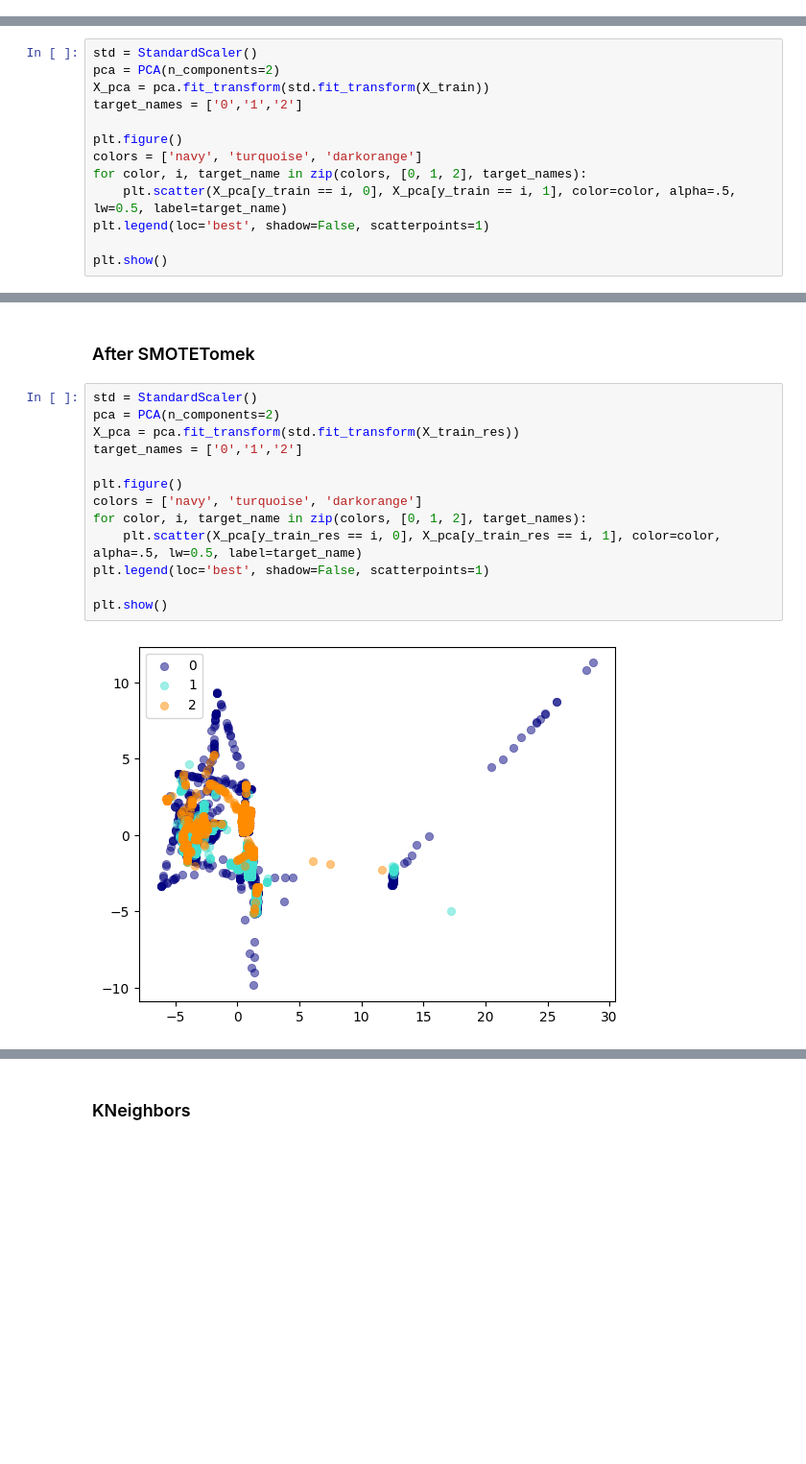
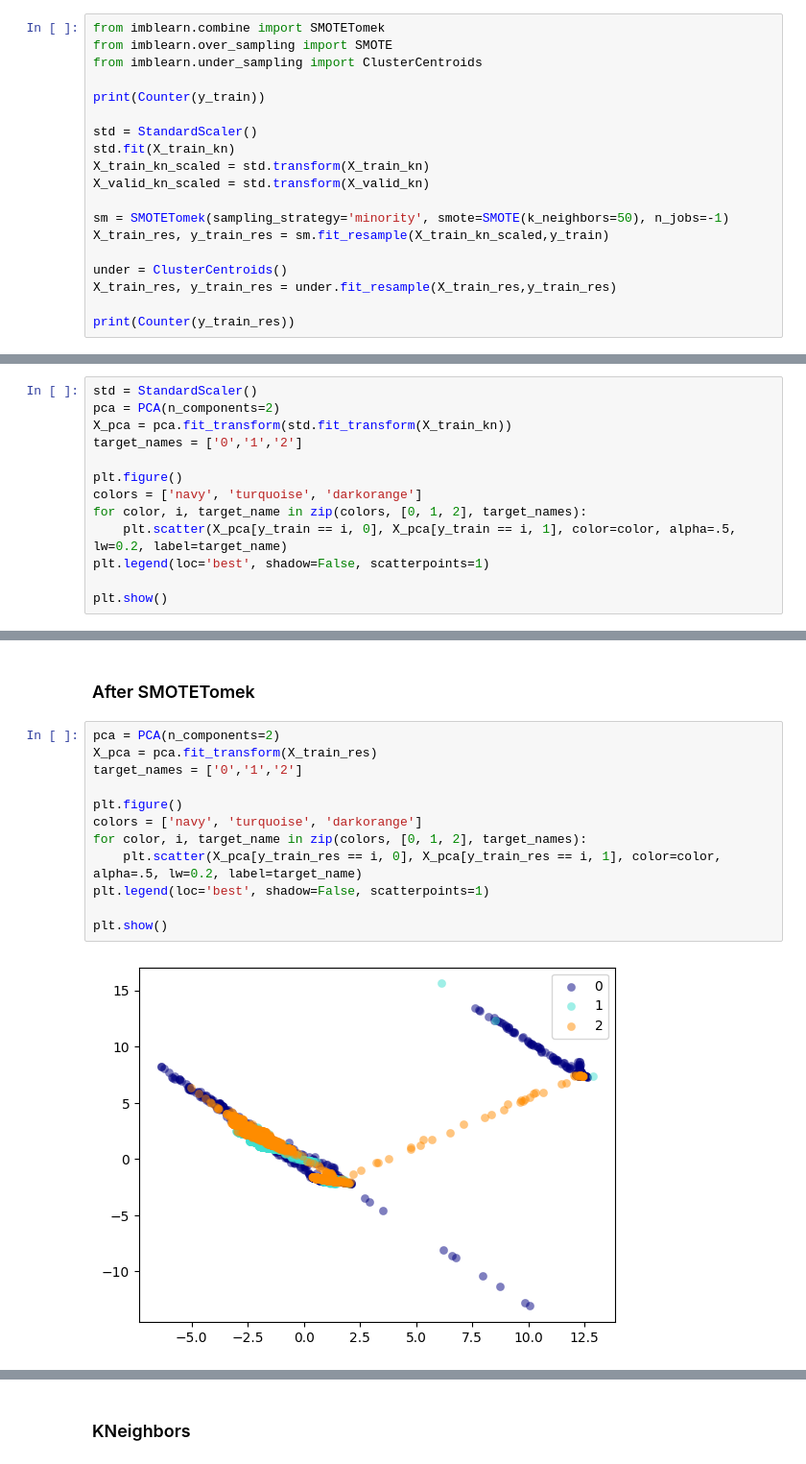
Before and after one commit to efeerhan/cmpt459-courseproject, a Jupyter notebook: project.ipynb, the cells around one changed output, grey strips where cells are left out. Shown at 96% size. Cells and saved outputs as stored; diff of their text form; blank space fills up the shorter version.

```diff
--- a/project.ipynb
+++ b/project.ipynb
@@ -135,0 +140,19 @@ Counter({1: 10548, 2: 10401, 0: 10365})
+# %%
+from imblearn.combine import SMOTETomek
+from imblearn.over_sampling import SMOTE
+from imblearn.under_sampling import ClusterCentroids
+
+print(Counter(y_train))
+
+std = StandardScaler()
+std.fit(X_train_kn)
+X_train_kn_scaled = std.transform(X_train_kn)
+X_valid_kn_scaled = std.transform(X_valid_kn)
+
+sm = SMOTETomek(sampling_strategy='minority', smote=SMOTE(k_neighbors=50), n_jobs=-1)
+X_train_res, y_train_res = sm.fit_resample(X_train_kn_scaled,y_train)
+
+under = ClusterCentroids()
+X_train_res, y_train_res = under.fit_resample(X_train_res,y_train_res)
+
+print(Counter(y_train_res))
@@ -138,13 +164,13 @@ Counter({1: 10548, 2: 10401, 0: 10365})
 # %%
 std = StandardScaler()
 pca = PCA(n_components=2)
-X_pca = pca.fit_transform(std.fit_transform(X_train))
+X_pca = pca.fit_transform(std.fit_transform(X_train_kn))
 target_names = ['0','1','2']
 
 plt.figure()
 colors = ['navy', 'turquoise', 'darkorange']
 for color, i, target_name in zip(colors, [0, 1, 2], target_names):
-    plt.scatter(X_pca[y_train == i, 0], X_pca[y_train == i, 1], color=color, alpha=.5, lw=0.5, label=target_name)
+    plt.scatter(X_pca[y_train == i, 0], X_pca[y_train == i, 1], color=color, alpha=.5, lw=0.2, label=target_name)
 plt.legend(loc='best', shadow=False, scatterpoints=1)
 
 plt.show()
@@ -153,18 +179,17 @@ plt.show()
 # %% [markdown]
 ### After SMOTETomek
 # %%
-std = StandardScaler()
 pca = PCA(n_components=2)
-X_pca = pca.fit_transform(std.fit_transform(X_train_res))
+X_pca = pca.fit_transform(X_train_res)
 target_names = ['0','1','2']
 
 plt.figure()
 colors = ['navy', 'turquoise', 'darkorange']
 for color, i, target_name in zip(colors, [0, 1, 2], target_names):
-    plt.scatter(X_pca[y_train_res == i, 0], X_pca[y_train_res == i, 1], color=color, alpha=.5, lw=0.5, label=target_name)
+    plt.scatter(X_pca[y_train_res == i, 0], X_pca[y_train_res == i, 1], color=color, alpha=.5, lw=0.2, label=target_name)
 plt.legend(loc='best', shadow=False, scatterpoints=1)
 
 plt.show()
 # %% [output]
-[figure, old version]
+[figure, new version]
 # %% [markdown]
```
Also changed, not shown: parts of 27 cells of this notebook.
